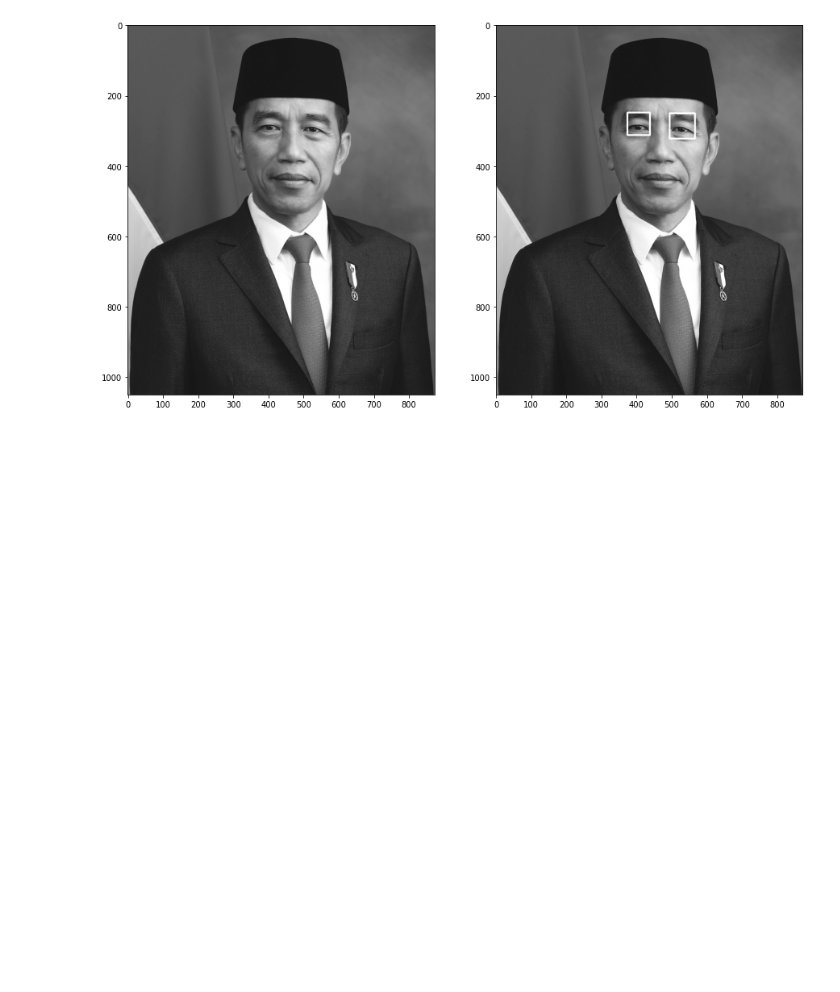
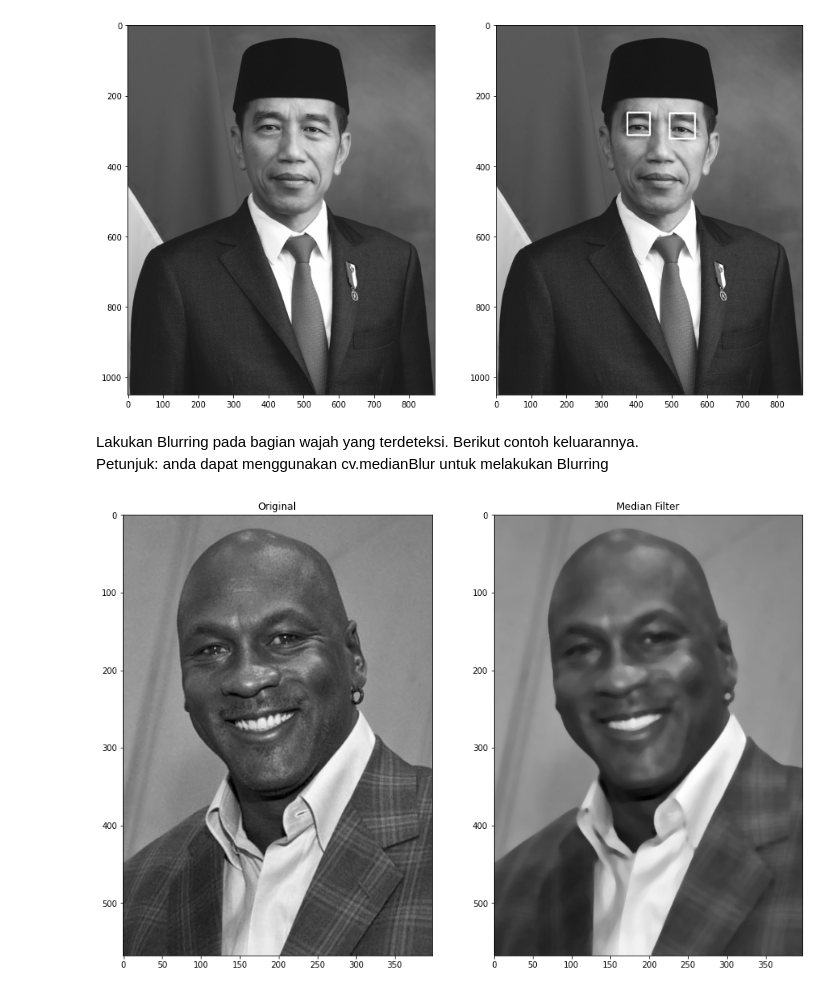
Before and after one commit to hunaynr/PCVK_Genap_2021, a Jupyter notebook: Week12.ipynb, the cells around one changed output. Saved outputs shown, nothing was run; the diff lists cells and outputs as text; code cells hidden in the pictures; blank space fills up the shorter version.

```diff
--- a/Week12.ipynb
+++ b/Week12.ipynb
@@ -132,3 +132,18 @@ plt.subplot(122),plt.imshow(jokowi_gray, cmap='gray')
 plt.show()
 # %% [output]
 [figure]
+# %% [markdown]
+Lakukan Blurring pada bagian wajah yang terdeteksi. Berikut contoh keluarannya.<br>
+Petunjuk: anda dapat menggunakan cv.medianBlur untuk melakukan Blurring
+# %%
+image = cv.imread('/content/drive/MyDrive/Image Processing/facedet/mjordan.jpg') # reads the image
+image = cv.cvtColor(image, cv.COLOR_BGR2GRAY) # convert to GRAY
+figure_size = 9 # the dimension of the x and y axis of the kernal.
+
+new_image = cv.medianBlur(image, figure_size)
+f, axarr = plt. subplots(1,2,figsize=(15,15))
+plt.subplot(121), plt.imshow(image, cmap='gray'),plt.title('Original')
+plt.subplot(122), plt.imshow(new_image, cmap='gray'),plt.title('Median Filter')
+plt.show()
+# %% [output]
+[figure, added]
```
